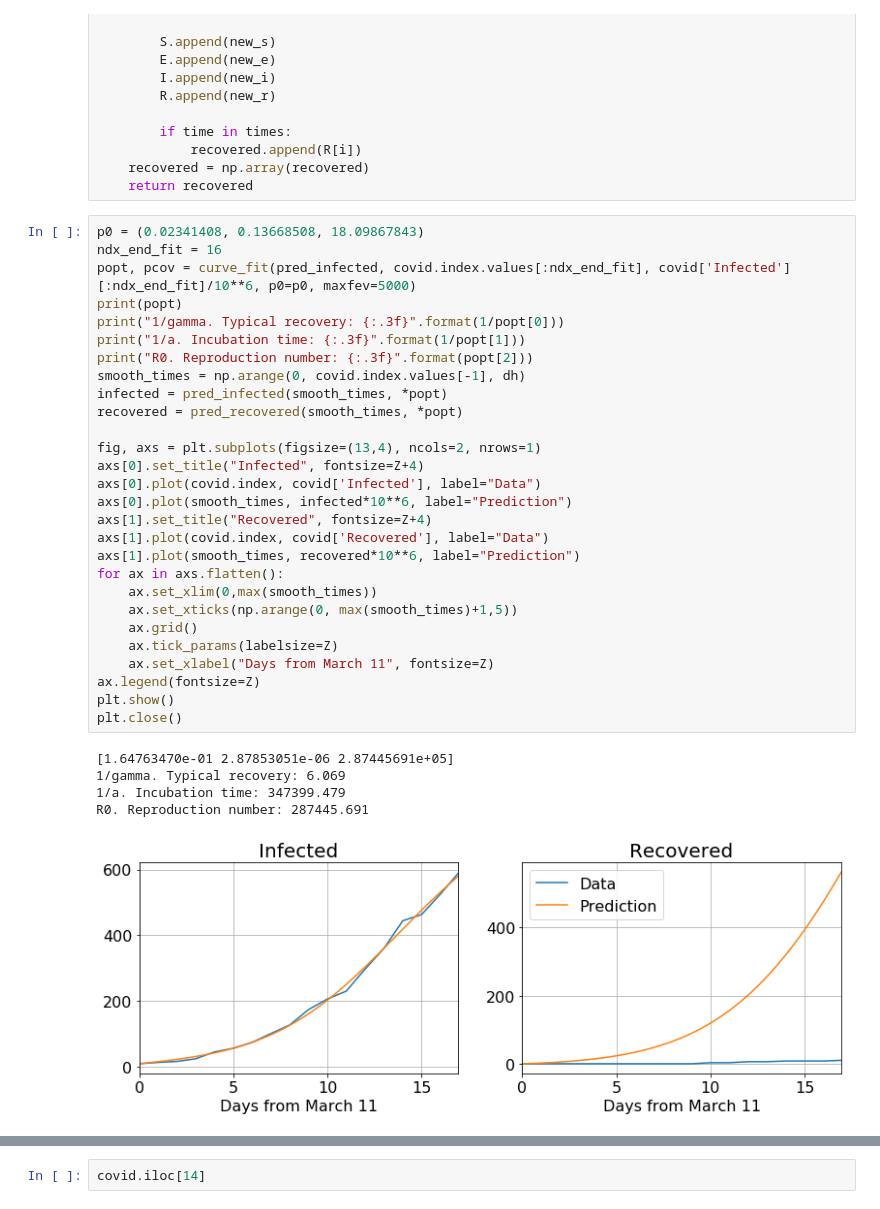
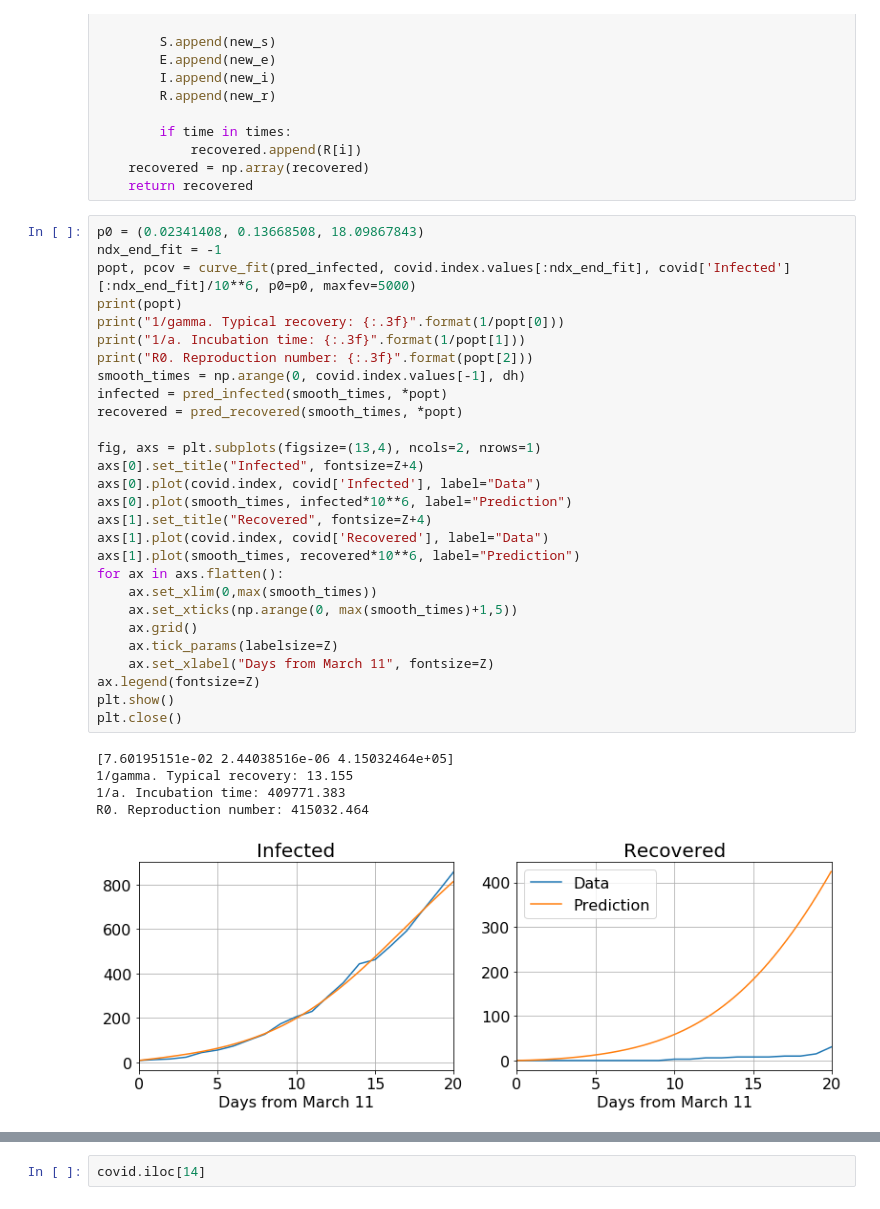
Before and after one commit to cebasfu93/Coronavirus, a Jupyter notebook: SEIR_COL.ipynb, the cells around one changed output, grey strips where cells are left out. Cells and saved outputs as stored; diff of their text form.

```diff
--- a/SEIR_COL.ipynb
+++ b/SEIR_COL.ipynb
@@ -100,38 +100,38 @@ def pred_recovered(times, gamma, a_incub, R0):
     return recovered
 # %%
 p0 = (0.02341408, 0.13668508, 18.09867843)
-ndx_end_fit = 16
+ndx_end_fit = -1
 popt, pcov = curve_fit(pred_infected, covid.index.values[:ndx_end_fit], covid['Infected'][:ndx_end_fit]/10**6, p0=p0, maxfev=5000)
 print(popt)
 print("1/gamma. Typical recovery: {:.3f}".format(1/popt[0]))
 print("1/a. Incubation time: {:.3f}".format(1/popt[1]))
 print("R0. Reproduction number: {:.3f}".format(popt[2]))
 smooth_times = np.arange(0, covid.index.values[-1], dh)
 infected = pred_infected(smooth_times, *popt)
 recovered = pred_recovered(smooth_times, *popt)
 
 fig, axs = plt.subplots(figsize=(13,4), ncols=2, nrows=1)
 axs[0].set_title("Infected", fontsize=Z+4)
 axs[0].plot(covid.index, covid['Infected'], label="Data")
 axs[0].plot(smooth_times, infected*10**6, label="Prediction")
 axs[1].set_title("Recovered", fontsize=Z+4)
 axs[1].plot(covid.index, covid['Recovered'], label="Data")
 axs[1].plot(smooth_times, recovered*10**6, label="Prediction")
 for ax in axs.flatten():
     ax.set_xlim(0,max(smooth_times))
     ax.set_xticks(np.arange(0, max(smooth_times)+1,5))
     ax.grid()
     ax.tick_params(labelsize=Z)
     ax.set_xlabel("Days from March 11", fontsize=Z)
 ax.legend(fontsize=Z)
 plt.show()
 plt.close()
 # %% [output]
-[1.64763470e-01 2.87853051e-06 2.87445691e+05]
-1/gamma. Typical recovery: 6.069
-1/a. Incubation time: 347399.479
-R0. Reproduction number: 287445.691
+[7.60195151e-02 2.44038516e-06 4.15032464e+05]
+1/gamma. Typical recovery: 13.155
+1/a. Incubation time: 409771.383
+R0. Reproduction number: 415032.464
-[figure, old version]
+[figure, new version]
 # %%
 """p0 = (0.1, 0.2, 2.2)
 ndx_end_fit = 16
```
Also changed, not shown: parts of 8 cells of this notebook, 4 other files.
